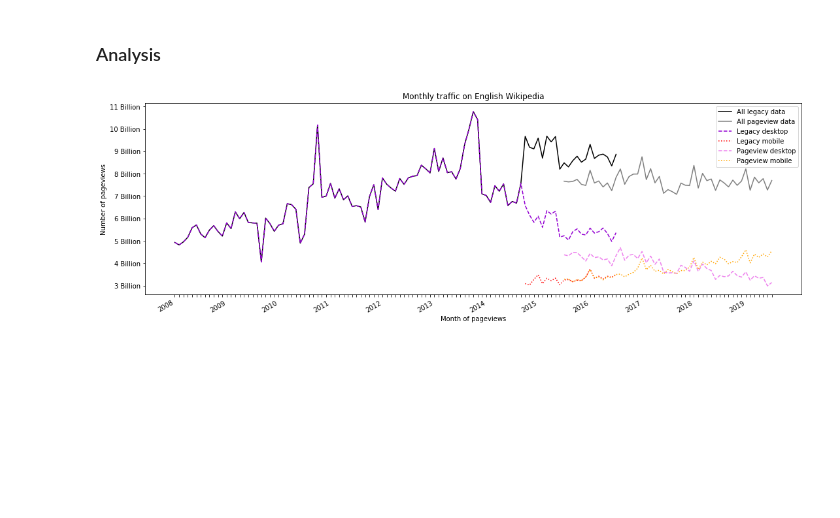
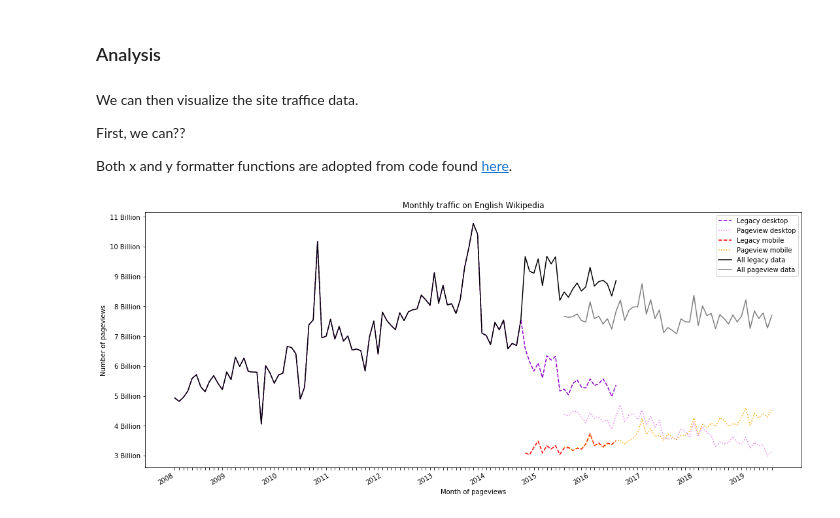
Before and after one commit to TaraWilson17/data512, a Jupyter notebook: A1/hcds-a1-data-curation.ipynb, the cells around one changed output. Drawn from its saved outputs; the diff is of its cells as text; code cells hidden in the pictures; blank space fills up the shorter version.

```diff
--- a/A1/hcds-a1-data-curation.ipynb
+++ b/A1/hcds-a1-data-curation.ipynb
@@ -180,3 +234,9 @@ all_data.replace(0, np.nan, inplace=True)
+# %% [markdown]
+We can then visualize the site traffice data.
+
+First, we can??
+
+Both x and y formatter functions are adopted from code found [here](https://stackoverflow.com/questions/40566413/matplotlib-pyplot-auto-adjust-unit-of-y-axis).
 # %%
 def y_fmt(tick_val, pos):
     if tick_val > 1000000000:
@@ -197,28 +257,30 @@ def x_fmt(tick_val, pos):
     else:
         return ""
 # %%
-fig = plt.figure(1, figsize=(18,6))
+all_data.replace(0, np.nan, inplace=True)
+
+fig = plt.figure(1, figsize=(18,8))
 ax = fig.add_subplot(1, 1, 1)
 
 plt.title("Monthly traffic on English Wikipedia")
 ax.set_ylabel("Number of pageviews")
 ax.set_xlabel("Month of pageviews")
 
+plt.plot(all_data["timestamp"], all_data["pagecount_desktop_views"], "--", color="darkviolet", label = "Legacy desktop")
+plt.plot(all_data["timestamp"], all_data["pageview_desktop_views"], ":", color="violet", label = "Pageview desktop")
+plt.plot(all_data["timestamp"], all_data["pagecount_mobile_views"], "--", color="red", label = "Legacy mobile")
+plt.plot(all_data["timestamp"], all_data["pageview_mobile_views"], ":", color="orange", label = "Pageview mobile")
+
 plt.plot(all_data["timestamp"], all_data["pagecount_all_views"], color="black", label = "All legacy data")
 plt.plot(all_data["timestamp"], all_data["pageview_all_views"], color="grey", label = "All pageview data")
-
-plt.plot(all_data["timestamp"], all_data["pagecount_desktop_views"], "--", color="darkviolet", label = "Legacy desktop")
-plt.plot(all_data["timestamp"], all_data["pagecount_mobile_views"], ":", color="red", label = "Legacy mobile")
-plt.plot(all_data["timestamp"], all_data["pageview_desktop_views"], "--", color="violet", label = "Pageview desktop")
-plt.plot(all_data["timestamp"], all_data["pageview_mobile_views"], ":", color="orange", label = "Pageview mobile")
 
 plt.legend()
 ax.yaxis.set_major_formatter(tick.FuncFormatter(y_fmt))
 ax.xaxis.set_major_formatter(tick.FuncFormatter(x_fmt))
 
 fig.autofmt_xdate()
 
 plt.savefig("en-wikipedia_traffic_200712-201809.png")
 plt.show()
 # %% [output]
-[figure, old version]
+[figure, new version]
```
Also changed, not shown: parts of 14 cells of this notebook, 2 other files.
